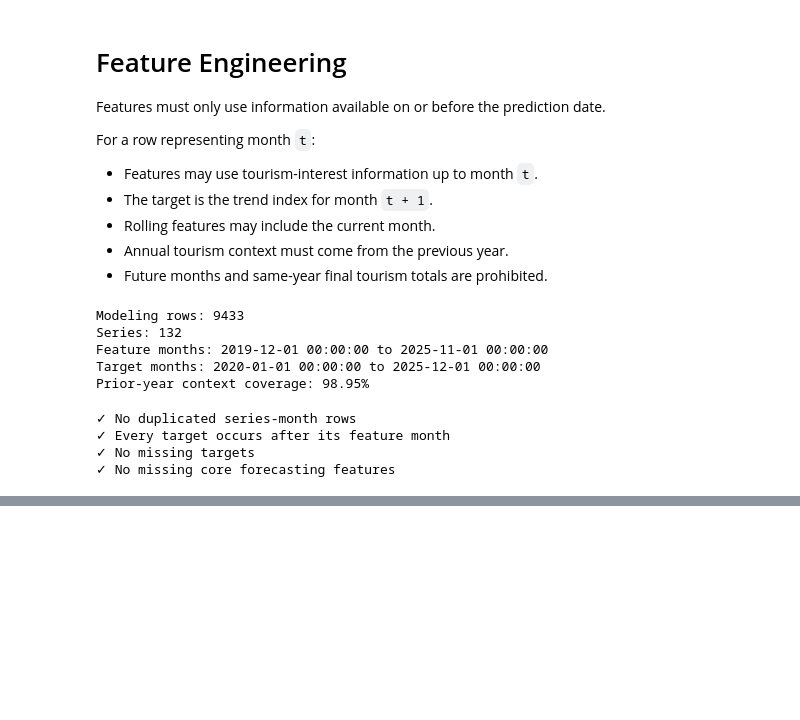
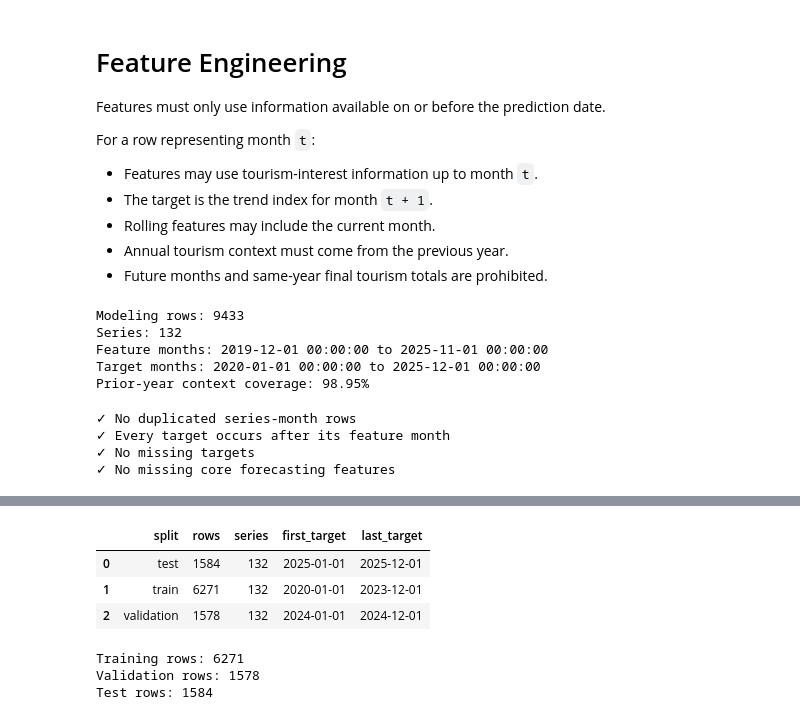
Before and after one commit to Nadsyuhamus/Databladez_Tourism, a Jupyter notebook: 01_data_audit.ipynb, the cells around one changed output, grey strips where cells are left out. Cells and saved outputs as stored; diff of their text form; code cells hidden in the pictures; blank space fills up the shorter version.

```diff
--- a/01_data_audit.ipynb
+++ b/01_data_audit.ipynb
@@ -1011,0 +1058,69 @@ display(
+# %%
+model_dataset["split"] = np.select(
+    [
+        model_dataset["target_month"]
+        < pd.Timestamp("2024-01-01"),
+
+        (
+            model_dataset["target_month"]
+            >= pd.Timestamp("2024-01-01")
+        )
+        & (
+            model_dataset["target_month"]
+            < pd.Timestamp("2025-01-01")
+        ),
+
+        (
+            model_dataset["target_month"]
+            >= pd.Timestamp("2025-01-01")
+        )
+        & (
+            model_dataset["target_month"]
+            < pd.Timestamp("2026-01-01")
+        ),
+    ],
+    [
+        "train",
+        "validation",
+        "test",
+    ],
+    default="exclude",
+)
+# %%
+split_summary = (
+    model_dataset.groupby("split")
+    .agg(
+        rows=("target_next_month", "size"),
+        series=("series_id", "nunique"),
+        first_target=("target_month", "min"),
+        last_target=("target_month", "max"),
+    )
+    .reset_index()
+)
+
+display(split_summary)
+# %% [output]
+|  | split | rows | series | first_target | last_target |
+| 0 | test | 1584 | 132 | 2025-01-01 | 2025-12-01 |
+| 1 | train | 6271 | 132 | 2020-01-01 | 2023-12-01 |
+| 2 | validation | 1578 | 132 | 2024-01-01 | 2024-12-01 |
+# %%
+train_data = model_dataset[
+    model_dataset["split"] == "train"
+].copy()
+
+validation_data = model_dataset[
+    model_dataset["split"] == "validation"
+].copy()
+
+test_data = model_dataset[
+    model_dataset["split"] == "test"
+].copy()
+
+print("Training rows:", len(train_data))
+print("Validation rows:", len(validation_data))
+print("Test rows:", len(test_data))
+# %% [output]
+Training rows: 6271
+Validation rows: 1578
+Test rows: 1584
```
Also changed, not shown: parts of 7 cells of this notebook.
